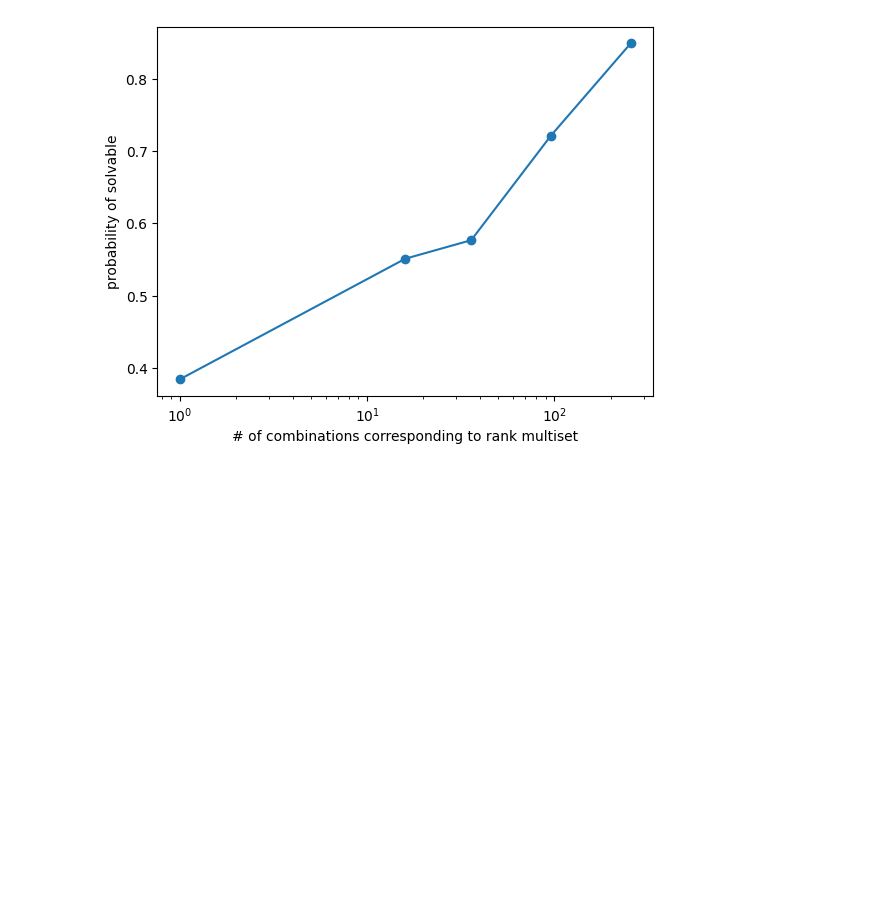
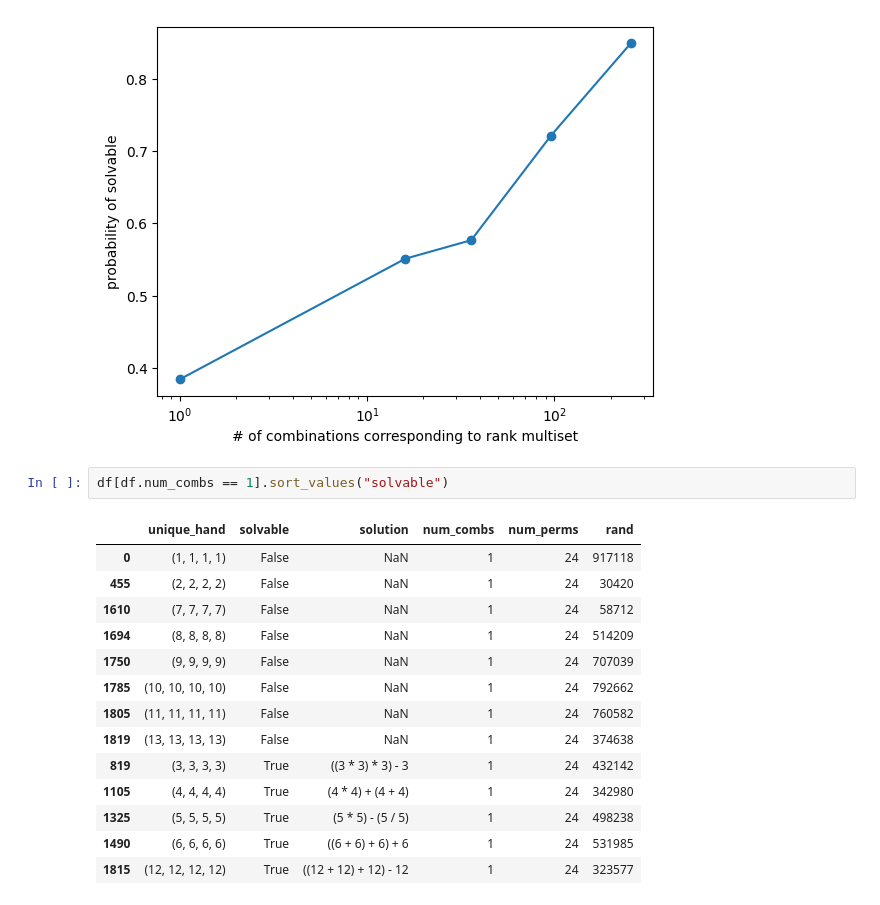
Before and after one commit to RC2630/game_of_24, a Jupyter notebook: analysis.ipynb, the cells around one changed output. Saved outputs shown, nothing was run; the diff lists cells and outputs as text; blank space fills up the shorter version.

```diff
--- a/analysis.ipynb
+++ b/analysis.ipynb
@@ -54,3 +54,20 @@ plt.ylabel("probability of solvable")
 plt.show()
 # %% [output]
 [figure]
+# %%
+df[df.num_combs == 1].sort_values("solvable")
+# %% [output]
+|  | unique_hand | solvable | solution | num_combs | num_perms | rand |
+| 0 | (1, 1, 1, 1) | False | NaN | 1 | 24 | 917118 |
+| 455 | (2, 2, 2, 2) | False | NaN | 1 | 24 | 30420 |
+| 1610 | (7, 7, 7, 7) | False | NaN | 1 | 24 | 58712 |
+| 1694 | (8, 8, 8, 8) | False | NaN | 1 | 24 | 514209 |
+| 1750 | (9, 9, 9, 9) | False | NaN | 1 | 24 | 707039 |
+| 1785 | (10, 10, 10, 10) | False | NaN | 1 | 24 | 792662 |
+| 1805 | (11, 11, 11, 11) | False | NaN | 1 | 24 | 760582 |
+| 1819 | (13, 13, 13, 13) | False | NaN | 1 | 24 | 374638 |
+| 819 | (3, 3, 3, 3) | True | ((3 * 3) * 3) - 3 | 1 | 24 | 432142 |
+| 1105 | (4, 4, 4, 4) | True | (4 * 4) + (4 + 4) | 1 | 24 | 342980 |
+| 1325 | (5, 5, 5, 5) | True | (5 * 5) - (5 / 5) | 1 | 24 | 498238 |
+| 1490 | (6, 6, 6, 6) | True | ((6 + 6) + 6) + 6 | 1 | 24 | 531985 |
+| 1815 | (12, 12, 12, 12) | True | ((12 + 12) + 12) - 12 | 1 | 24 | 323577 |
```
Also changed, not shown: parts of 1 cell of this notebook.
